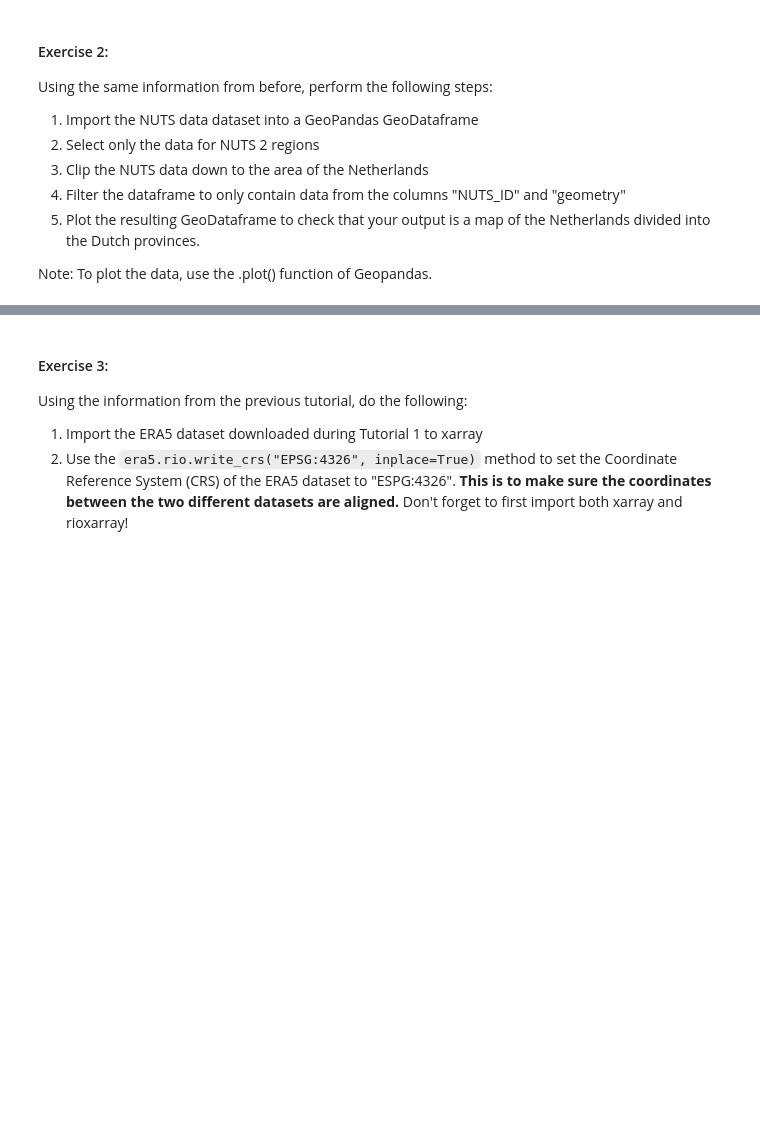
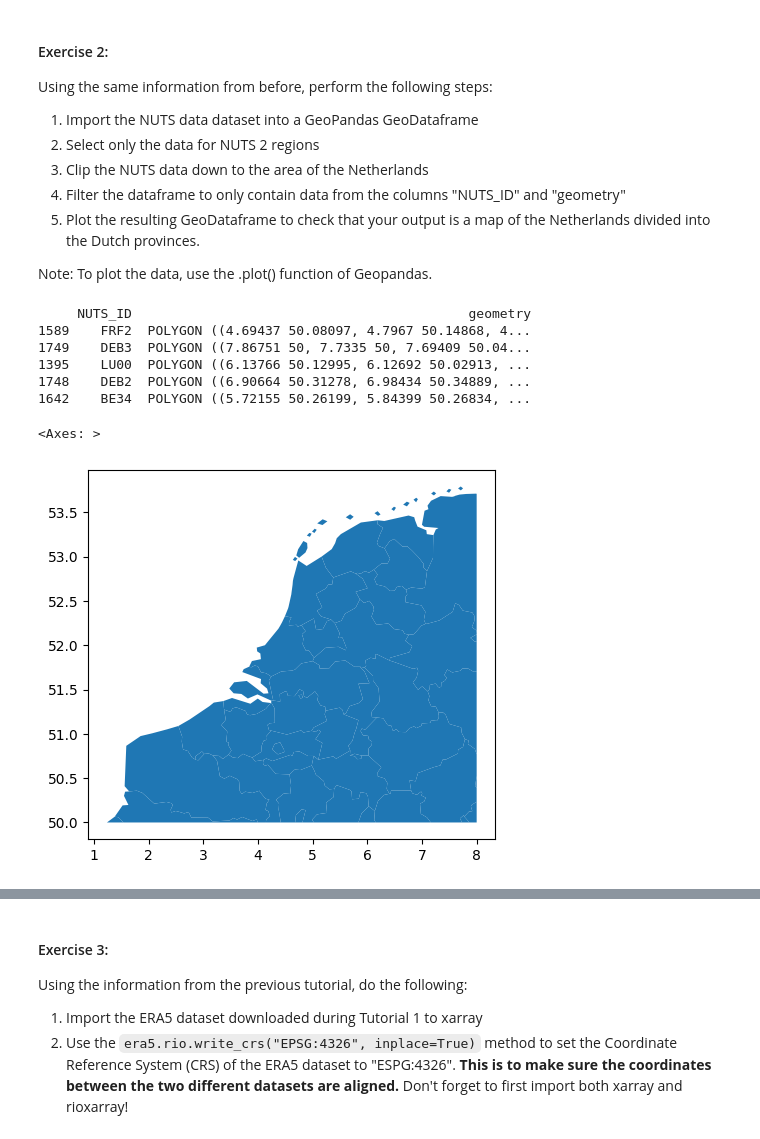
Before and after one commit to victorelgersma/dafs, a Jupyter notebook: week5/Lesson 2 - Combining Climate and Geospatial data - v5 - without Solutions.ipynb, the cells around one changed output, grey strips where cells are left out. Saved outputs shown, nothing was run; the diff lists cells and outputs as text; code cells hidden in the pictures; blank space fills up the shorter version.

```diff
--- a/week5/Lesson 2 - Combining Climate and Geospatial data - v5 - without Solutions.ipynb
+++ b/week5/Lesson 2 - Combining Climate and Geospatial data - v5 - without Solutions.ipynb
@@ -170,8 +169,45 @@ Using the same information from before, perform the following steps:
 Note: To plot the data, use the .plot() function of Geopandas.
 # %%
 # Insert code for exercise 2 here
+
+from shapely.geometry import box
+
+
 # Read the geojson data file
+
+df_geo_nuts2 = gpd.read_file('data/NUTS_RG_10M_2024_4326.geojson')
 # Select the NUTS level that you want to analyze
+
+
+df_geo_nuts2 = df_geo[df_geo['LEVL_CODE'] == 2]
+
+
 # Clip NUTS data to the Netherlands
+
+north = 55
+south = 50
+east = 8
+west = 0
+
+area = box(west, south, east, north)
+clipped_nuts2 = df_geo_nuts2.clip(area)
+
+
+print(clipped_nuts2[["NUTS_ID", "geometry"]].head())
+
+
+clipped_nuts2[["NUTS_ID", "geometry"]].plot()
+
 # Create a GeoDataframe with only the columns "NUTS id" and "geometry"
+
+
 # Plot data
+# %% [output]
+     NUTS_ID                                           geometry
+1589    FRF2  POLYGON ((4.69437 50.08097, 4.7967 50.14868, 4...
+1749    DEB3  POLYGON ((7.86751 50, 7.7335 50, 7.69409 50.04...
+1395    LU00  POLYGON ((6.13766 50.12995, 6.12692 50.02913, ...
+1748    DEB2  POLYGON ((6.90664 50.31278, 6.98434 50.34889, ...
+1642    BE34  POLYGON ((5.72155 50.26199, 5.84399 50.26834, ...
+<Axes: >
+[figure, added]
```
Also changed, not shown: parts of 13 cells of this notebook, 26 other files.
